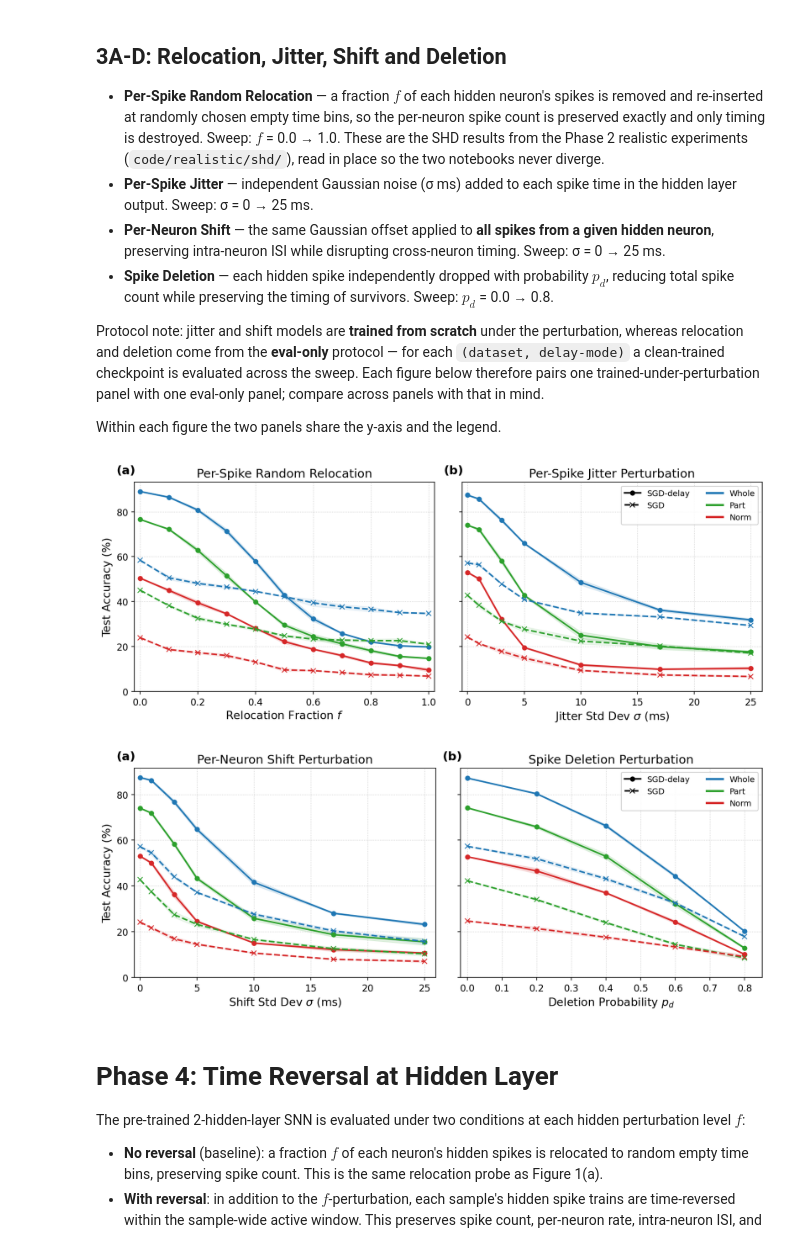
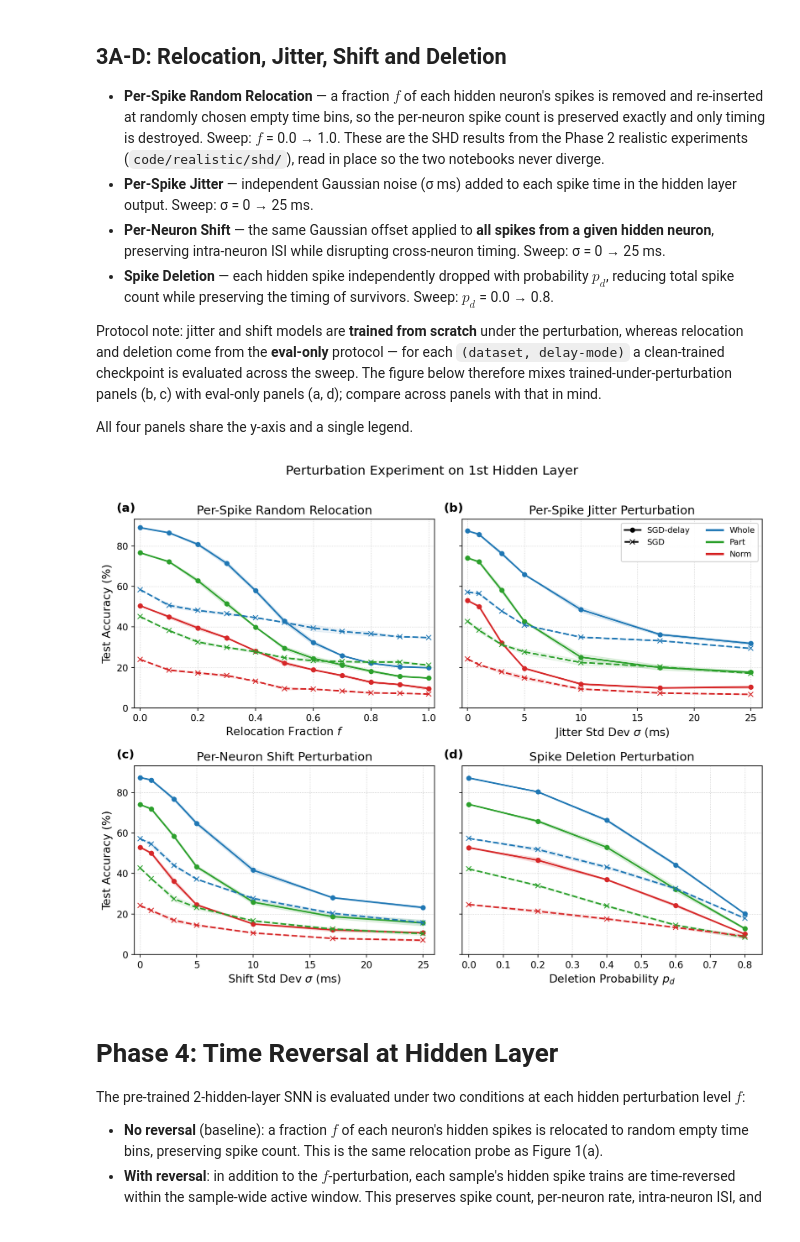
Before and after one commit to Laaaaack/beyond-beyond-rate, a Jupyter notebook: my_project/exp_fixed_weight_perturbation/result_visualization/FWP_1stLayer_results/perturbation/result_visualization.ipynb, the cells around one changed output. Saved outputs shown, nothing was run; the diff lists cells and outputs as text; code cells hidden in the pictures.

Commit message:
Final Result: Visualization updated

```diff
--- a/my_project/exp_fixed_weight_perturbation/result_visualization/FWP_1stLayer_results/perturbation/result_visualization.ipynb
+++ b/my_project/exp_fixed_weight_perturbation/result_visualization/FWP_1stLayer_results/perturbation/result_visualization.ipynb
@@ -37,10 +38,10 @@ hidden code:
 Protocol note: jitter and shift models are **trained from scratch** under the
 perturbation, whereas relocation and deletion come from the **eval-only** protocol —
 for each `(dataset, delay-mode)` a clean-trained checkpoint is evaluated across the
-sweep. Each figure below therefore pairs one trained-under-perturbation panel with one
-eval-only panel; compare across panels with that in mind.
+sweep. The figure below therefore mixes trained-under-perturbation panels (b, c)
+with eval-only panels (a, d); compare across panels with that in mind.
 
-Within each figure the two panels share the y-axis and the legend.
+All four panels share the y-axis and a single legend.
 # %%
 import json
 import pathlib
@@ -220,31 +231,24 @@ deletion_sweeps = load_group(
     DELETION_LOG, "deletion_{variant}_{mode}_evalOnly_deletion_sweep_results.json",
     load_sweep_float)
 # %%
-# ---------- Figure 1: relocation | jitter ----------
-# Both destroy spike timing at (near-)fixed spike count.
-fig = draw_paired_figure([
+# ---------- Figure 1: relocation | jitter | shift | deletion ----------
+# Top row: manipulations that scramble spike timing at (near-)fixed spike count.
+# Bottom row: block displacement (intra-neuron ISI preserved) and outright loss
+# of drive.
+fig = draw_grid_figure([
     (relocation_sweeps, "Per-Spike Random Relocation",
      r"Relocation Fraction $f$", (-0.02, 1.02)),
     (jitter_sweeps, "Per-Spike Jitter Perturbation",
      r"Jitter Std Dev $\sigma$ (ms)", (-0.5, 26)),
-])
-#fig.savefig("relocation_jitter_results.png", dpi=150, bbox_inches="tight")
+    (shift_sweeps, "Per-Neuron Shift Perturbation",
+     r"Shift Std Dev $\sigma$ (ms)", (-0.5, 26)),
+    (deletion_sweeps, "Spike Deletion Perturbation",
+     r"Deletion Probability $p_d$", (-0.02, 0.85)),
+], suptitle="Perturbation Experiment on 1st Hidden Layer")
+#fig.savefig("all_perturbations_results.png", dpi=150, bbox_inches="tight")
 plt.show()
 # %% [output]
-[figure, old version]
+[figure, new version]
-# %%
-# ---------- Figure 2: shift | deletion ----------
-# Block displacement (intra-neuron ISI preserved) vs. outright loss of drive.
-fig = draw_paired_figure([
-    (shift_sweeps, "Per-Neuron Shift Perturbation",
-     r"Shift Std Dev $\sigma$ (ms)", (-0.5, 26)),
-    (deletion_sweeps, "Spike Deletion Perturbation",
-     r"Deletion Probability $p_d$", (-0.02, 0.85)),
-])
-#fig.savefig("shift_deletion_results.png", dpi=150, bbox_inches="tight")
-plt.show()
-# %% [output]
-[figure, removed]
 # %% [markdown]
 # Phase 4: Time Reversal at Hidden Layer
 
```
Also changed, not shown: parts of 2 cells of this notebook, 4 other files.
